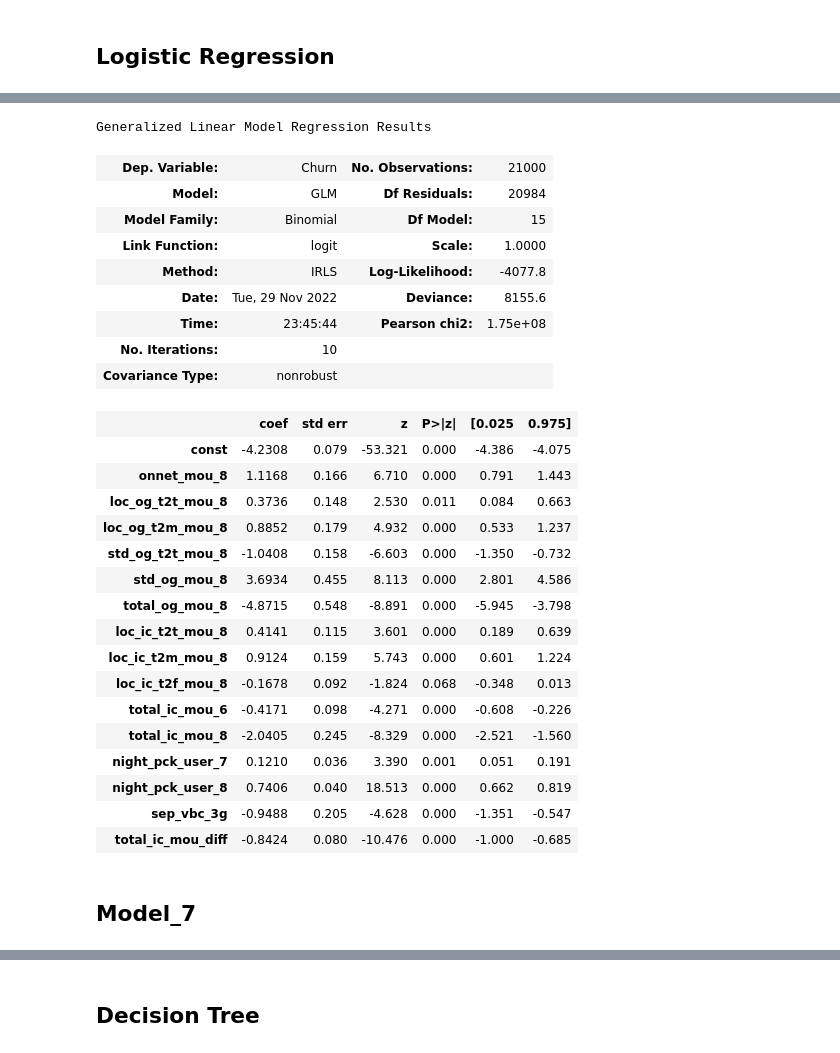
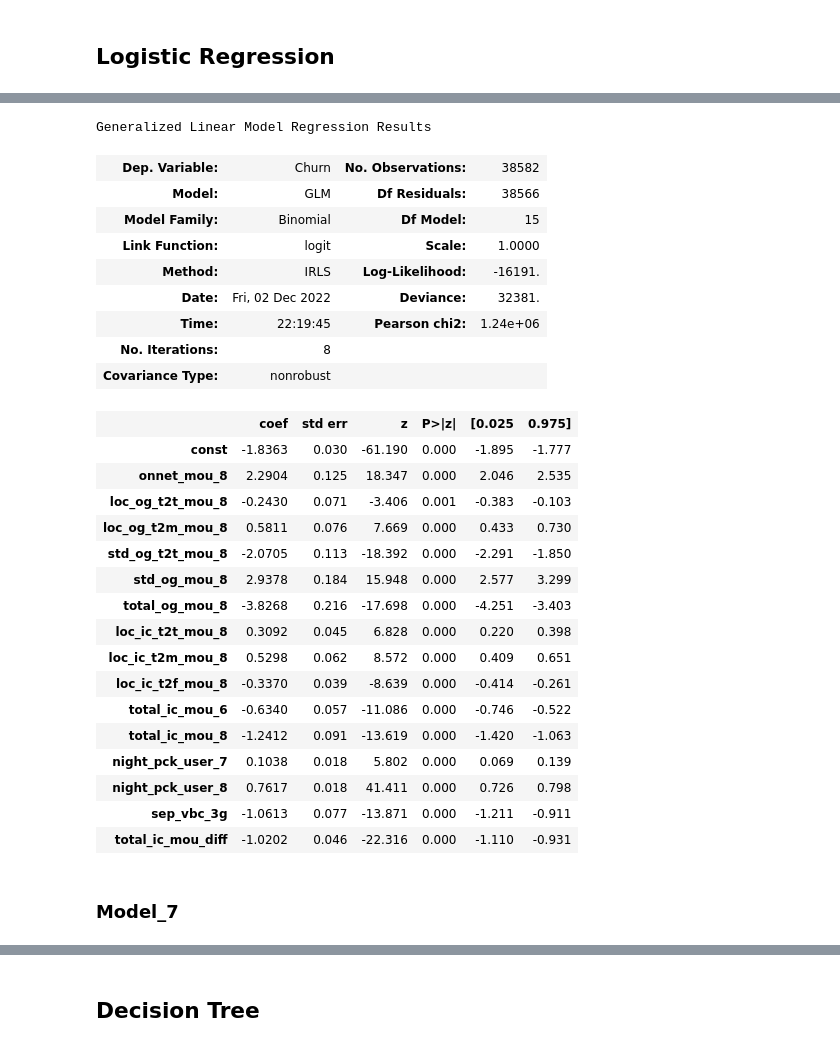
Before and after one commit to VaibhavBhargava2506/Telecom-Churn-Case-Study, a Jupyter notebook: Telecom Churn Case Study-final.ipynb, the cells around one changed output, grey strips where cells are left out. Drawn from its saved outputs; the diff is of its cells as text; code cells hidden in the pictures.

```diff
--- a/Telecom Churn Case Study-final.ipynb
+++ b/Telecom Churn Case Study-final.ipynb
@@ -952,9 +952,13 @@ print (" Shape of the Y_train after resampling : ",y_train_resampled.shape)
 # %% [markdown]
 ## Feature Selection Using RFE
 # %%
+#Instantiate the Logistic Regression Function
+
+logreg = LogisticRegression()
+
 # Running RFE with the output number of the variables equal to 20
 
-rfe = RFE(logreg,20)
+rfe = RFE(logreg,n_features_to_select =20)
 
 rfe = rfe.fit(X_train_resampled, y_train_resampled)
 # %%
@@ -1006,8 +1010,8 @@ Index(['loc_og_t2o_mou', 'std_og_t2o_mou', 'loc_ic_t2o_mou', 'arpu_6',
 # %%
 # Creating X_train_rfe dataframe with RFE selected variables
 
-col = X_train.columns[rfe.support_]
-X_train_rfe = X_train[col]
+col = X_train_resampled.columns[rfe.support_]
+X_train_rfe = X_train_resampled[col]
 X_train_rfe.head()
 # %% [output]
 |  | onnet_mou_8 | loc_og_t2t_mou_8 | loc_og_t2m_mou_8 | loc_og_mou_8 | std_og_t2t_mou_8 | std_og_mou_8 | ... |
@@ -1397,39 +1397,39 @@ findVIF(X_train_new)
 # %%
 # Adding a constant variable.
 
 X_train_sm6 = sm.add_constant(X_train_new)
 
 # Creating a fitted linear model
-model_6 = sm.GLM(y_train, X_train_sm6, family = sm.families.Binomial()).fit()
+model_6 = sm.GLM(y_train_resampled, X_train_sm6, family = sm.families.Binomial()).fit()
 
 # Summary of linear model
 model_6.summary()
 # %% [output]
 Generalized Linear Model Regression Results
-| Dep. Variable: | Churn | No. Observations: | 21000 |
-| Model: | GLM | Df Residuals: | 20984 |
+| Dep. Variable: | Churn | No. Observations: | 38582 |
+| Model: | GLM | Df Residuals: | 38566 |
 | Model Family: | Binomial | Df Model: | 15 |
 | Link Function: | logit | Scale: | 1.0000 |
-| Method: | IRLS | Log-Likelihood: | -4077.8 |
-| Date: | Tue, 29 Nov 2022 | Deviance: | 8155.6 |
-| Time: | 23:45:44 | Pearson chi2: | 1.75e+08 |
-| No. Iterations: | 10 |  |  |
+| Method: | IRLS | Log-Likelihood: | -16191. |
+| Date: | Fri, 02 Dec 2022 | Deviance: | 32381. |
+| Time: | 22:19:45 | Pearson chi2: | 1.24e+06 |
+| No. Iterations: | 8 |  |  |
 | Covariance Type: | nonrobust |  |  |
 |  | coef | std err | z | P>|z| | [0.025 | 0.975] |
-| const | -4.2308 | 0.079 | -53.321 | 0.000 | -4.386 | -4.075 |
-| onnet_mou_8 | 1.1168 | 0.166 | 6.710 | 0.000 | 0.791 | 1.443 |
-| loc_og_t2t_mou_8 | 0.3736 | 0.148 | 2.530 | 0.011 | 0.084 | 0.663 |
-| loc_og_t2m_mou_8 | 0.8852 | 0.179 | 4.932 | 0.000 | 0.533 | 1.237 |
-| std_og_t2t_mou_8 | -1.0408 | 0.158 | -6.603 | 0.000 | -1.350 | -0.732 |
-| std_og_mou_8 | 3.6934 | 0.455 | 8.113 | 0.000 | 2.801 | 4.586 |
-| total_og_mou_8 | -4.8715 | 0.548 | -8.891 | 0.000 | -5.945 | -3.798 |
-| loc_ic_t2t_mou_8 | 0.4141 | 0.115 | 3.601 | 0.000 | 0.189 | 0.639 |
-| loc_ic_t2m_mou_8 | 0.9124 | 0.159 | 5.743 | 0.000 | 0.601 | 1.224 |
-| loc_ic_t2f_mou_8 | -0.1678 | 0.092 | -1.824 | 0.068 | -0.348 | 0.013 |
-| total_ic_mou_6 | -0.4171 | 0.098 | -4.271 | 0.000 | -0.608 | -0.226 |
-| total_ic_mou_8 | -2.0405 | 0.245 | -8.329 | 0.000 | -2.521 | -1.560 |
-| night_pck_user_7 | 0.1210 | 0.036 | 3.390 | 0.001 | 0.051 | 0.191 |
-| night_pck_user_8 | 0.7406 | 0.040 | 18.513 | 0.000 | 0.662 | 0.819 |
-| sep_vbc_3g | -0.9488 | 0.205 | -4.628 | 0.000 | -1.351 | -0.547 |
-| total_ic_mou_diff | -0.8424 | 0.080 | -10.476 | 0.000 | -1.000 | -0.685 |
+| const | -1.8363 | 0.030 | -61.190 | 0.000 | -1.895 | -1.777 |
+| onnet_mou_8 | 2.2904 | 0.125 | 18.347 | 0.000 | 2.046 | 2.535 |
+| loc_og_t2t_mou_8 | -0.2430 | 0.071 | -3.406 | 0.001 | -0.383 | -0.103 |
+| loc_og_t2m_mou_8 | 0.5811 | 0.076 | 7.669 | 0.000 | 0.433 | 0.730 |
+| std_og_t2t_mou_8 | -2.0705 | 0.113 | -18.392 | 0.000 | -2.291 | -1.850 |
+| std_og_mou_8 | 2.9378 | 0.184 | 15.948 | 0.000 | 2.577 | 3.299 |
+| total_og_mou_8 | -3.8268 | 0.216 | -17.698 | 0.000 | -4.251 | -3.403 |
+| loc_ic_t2t_mou_8 | 0.3092 | 0.045 | 6.828 | 0.000 | 0.220 | 0.398 |
+| loc_ic_t2m_mou_8 | 0.5298 | 0.062 | 8.572 | 0.000 | 0.409 | 0.651 |
+| loc_ic_t2f_mou_8 | -0.3370 | 0.039 | -8.639 | 0.000 | -0.414 | -0.261 |
+| total_ic_mou_6 | -0.6340 | 0.057 | -11.086 | 0.000 | -0.746 | -0.522 |
+| total_ic_mou_8 | -1.2412 | 0.091 | -13.619 | 0.000 | -1.420 | -1.063 |
+| night_pck_user_7 | 0.1038 | 0.018 | 5.802 | 0.000 | 0.069 | 0.139 |
+| night_pck_user_8 | 0.7617 | 0.018 | 41.411 | 0.000 | 0.726 | 0.798 |
+| sep_vbc_3g | -1.0613 | 0.077 | -13.871 | 0.000 | -1.211 | -0.911 |
+| total_ic_mou_diff | -1.0202 | 0.046 | -22.316 | 0.000 | -1.110 | -0.931 |
 # %%
@@ -1439,5 +1439,5 @@ X_train_new = X_train_new.drop(['onnet_mou_8'], axis = 1)
 # %% [markdown]
-## Model_7
+### Model_7
 # %%
 # Calculating the VIFs
 
```
Also changed, not shown: parts of 55 cells of this notebook.
